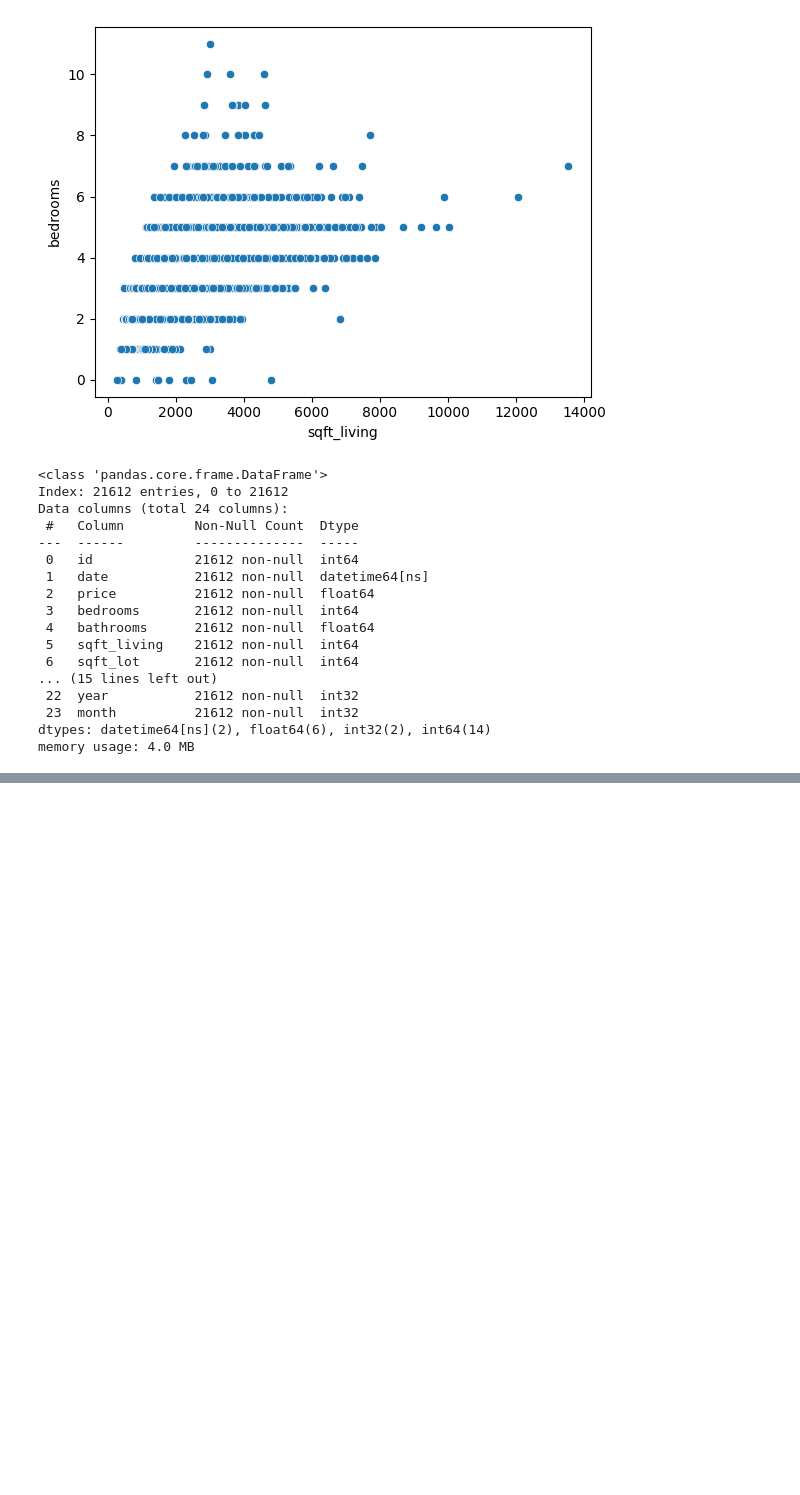
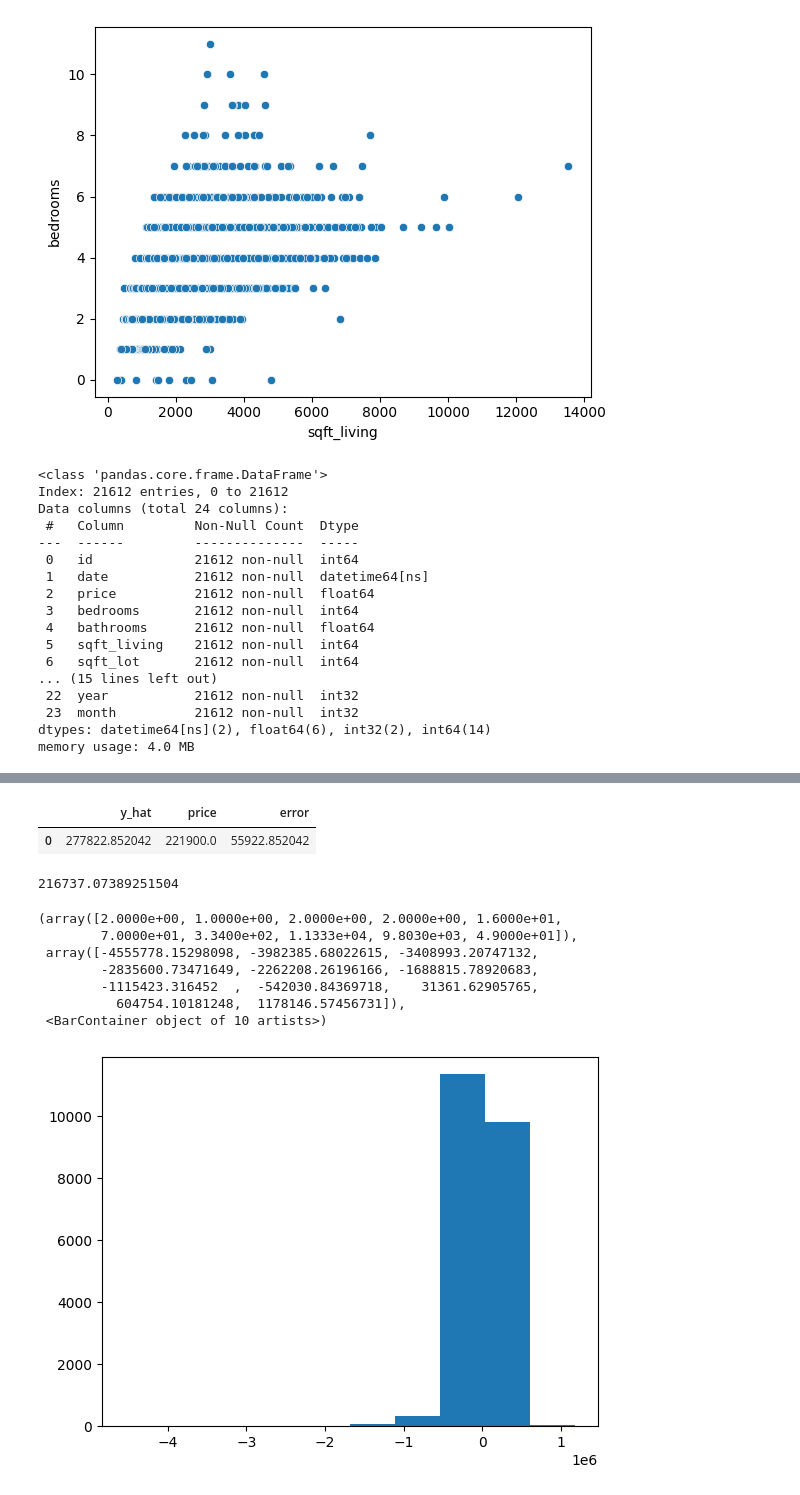
Before and after one commit to CodyDong/schulich_data_science, a Jupyter notebook: Assignment 3.ipynb, the cells around one changed output, grey strips where cells are left out. Drawn from its saved outputs; the diff is of its cells as text; code cells hidden in the pictures; blank space fills up the shorter version.

```diff
--- a/Assignment 3.ipynb
+++ b/Assignment 3.ipynb
@@ -304,3 +300,7 @@ Cumulative explained variance ratio: [0.30708443 0.44266199 0.55003929 0.6318792
 | 2 | -2.167997 | 0.514245 | 0.071431 | 0.306582 | 0.374981 | -2.117189 | -0.794015 | -0.358123 | 0.134973 | 0.286319 | -1.105871 | ... |
 | 3 | -0.794467 | -1.163987 | 0.662046 | -1.039716 | -2.159230 | 1.449390 | 0.893440 | 0.414153 | 0.175361 | -0.104948 | 1.137888 | ... |
 | 4 | -0.418556 | 0.475749 | -0.358004 | 0.096374 | 0.211385 | -1.169293 | -0.735986 | 0.080437 | -0.004566 | -0.431565 | 0.659740 | ... |
+# %%
+pred_vals = results.predict(house[['sqft_living','grade', 'bedrooms','waterfront','lat','long']])
+# %%
+res = pd.concat([pred_vals.to_frame().rename(columns={0:'y_hat'}),house['price']], axis=1)
@@ -306,0 +323,24 @@ Cumulative explained variance ratio: [0.30708443 0.44266199 0.55003929 0.6318792
+# %%
+res['error'] = res['y_hat'] - res['price']
+# %%
+res.head(1)
+# %% [output]
+|  | y_hat | price | error |
+| 0 | 277822.852042 | 221900.0 | 55922.852042 |
+# %%
+res['sq_error'] = res['error']**2
+# %%
+np.sqrt(res['sq_error'].mean())
+# %% [output]
+216737.07389251504
+# %%
+plt.hist(res['error'])
+# %% [output]
+(array([2.0000e+00, 1.0000e+00, 2.0000e+00, 2.0000e+00, 1.6000e+01,
+        7.0000e+01, 3.3400e+02, 1.1333e+04, 9.8030e+03, 4.9000e+01]),
+ array([-4555778.15298098, -3982385.68022615, -3408993.20747132,
+        -2835600.73471649, -2262208.26196166, -1688815.78920683,
+        -1115423.316452  ,  -542030.84369718,    31361.62905765,
+          604754.10181248,  1178146.57456731]),
+ <BarContainer object of 10 artists>)
+[figure, added]
```
Also changed, not shown: parts of 27 cells of this notebook, 1 other file.
